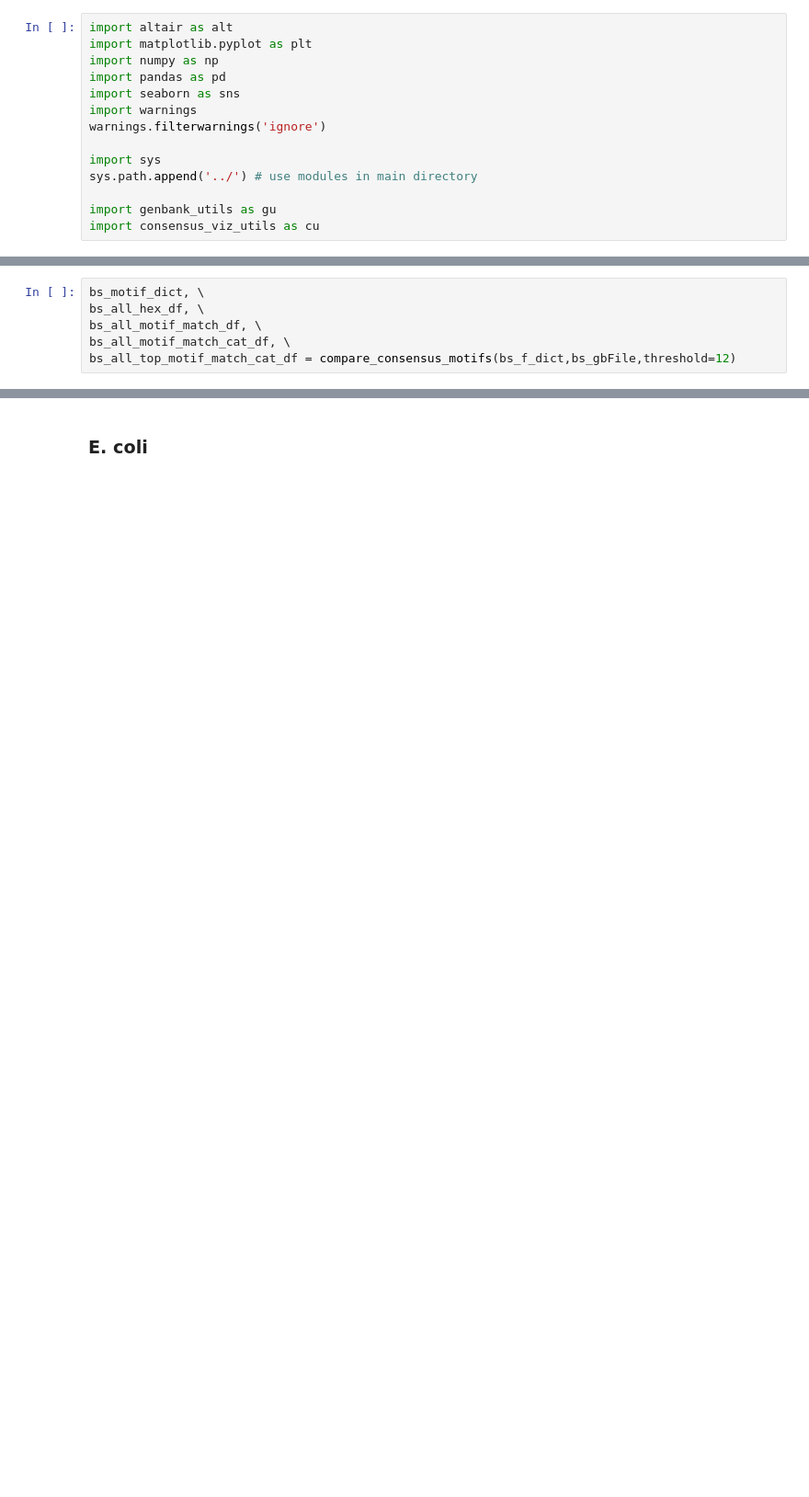
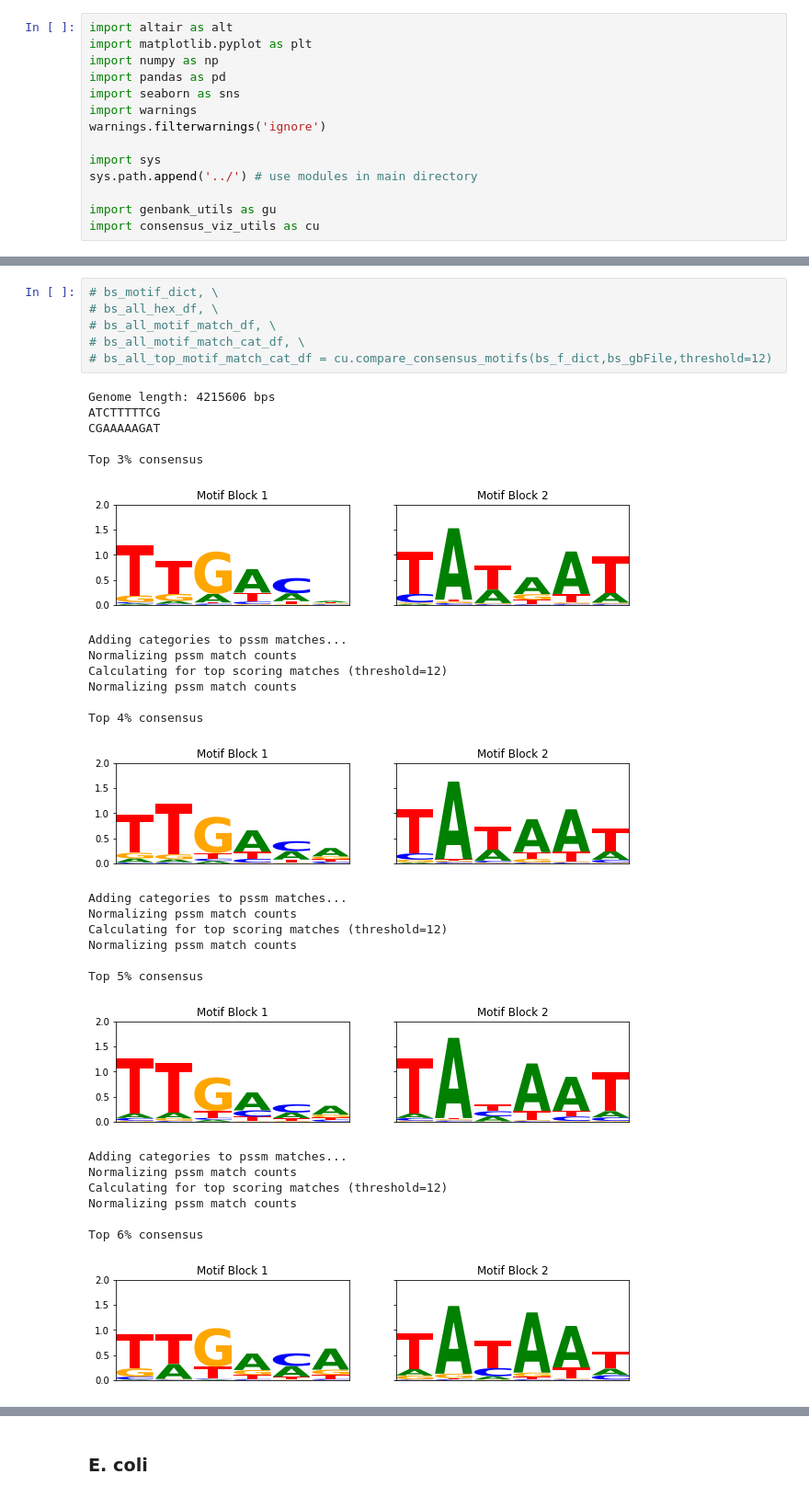
Before and after one commit to erinhwilson/promoter-id-from-rnaseq, a Jupyter notebook: tutorials/compare_consensus_predictions.ipynb, the cells around one changed output, grey strips where cells are left out. Shown at 92% size. Drawn from its saved outputs; the diff is of its cells as text; blank space fills up the shorter version.

```diff
--- a/tutorials/compare_consensus_predictions.ipynb
+++ b/tutorials/compare_consensus_predictions.ipynb
@@ -354,6 +289,34 @@ ec_all_top_motif_match_cat_df = compare_consensus_motifs(ec_f_dict,ec_gbFile,thr
 # %%
-bs_motif_dict, \
-bs_all_hex_df, \
-bs_all_motif_match_df, \
-bs_all_motif_match_cat_df, \
-bs_all_top_motif_match_cat_df = compare_consensus_motifs(bs_f_dict,bs_gbFile,threshold=12)
+# bs_motif_dict, \
+# bs_all_hex_df, \
+# bs_all_motif_match_df, \
+# bs_all_motif_match_cat_df, \
+# bs_all_top_motif_match_cat_df = cu.compare_consensus_motifs(bs_f_dict,bs_gbFile,threshold=12)
+# %% [output]
+Genome length: 4215606 bps
+ATCTTTTTCG
+CGAAAAAGAT
+
+Top 3% consensus
+[figure, added]
+Adding categories to pssm matches...
+Normalizing pssm match counts
+Calculating for top scoring matches (threshold=12)
+Normalizing pssm match counts
+
+Top 4% consensus
+[figure, added]
+Adding categories to pssm matches...
+Normalizing pssm match counts
+Calculating for top scoring matches (threshold=12)
+Normalizing pssm match counts
+
+Top 5% consensus
+[figure, added]
+Adding categories to pssm matches...
+Normalizing pssm match counts
+Calculating for top scoring matches (threshold=12)
+Normalizing pssm match counts
+
+Top 6% consensus
+[figure, added]
```
Also changed, not shown: parts of 71 cells of this notebook, 1 other file.
